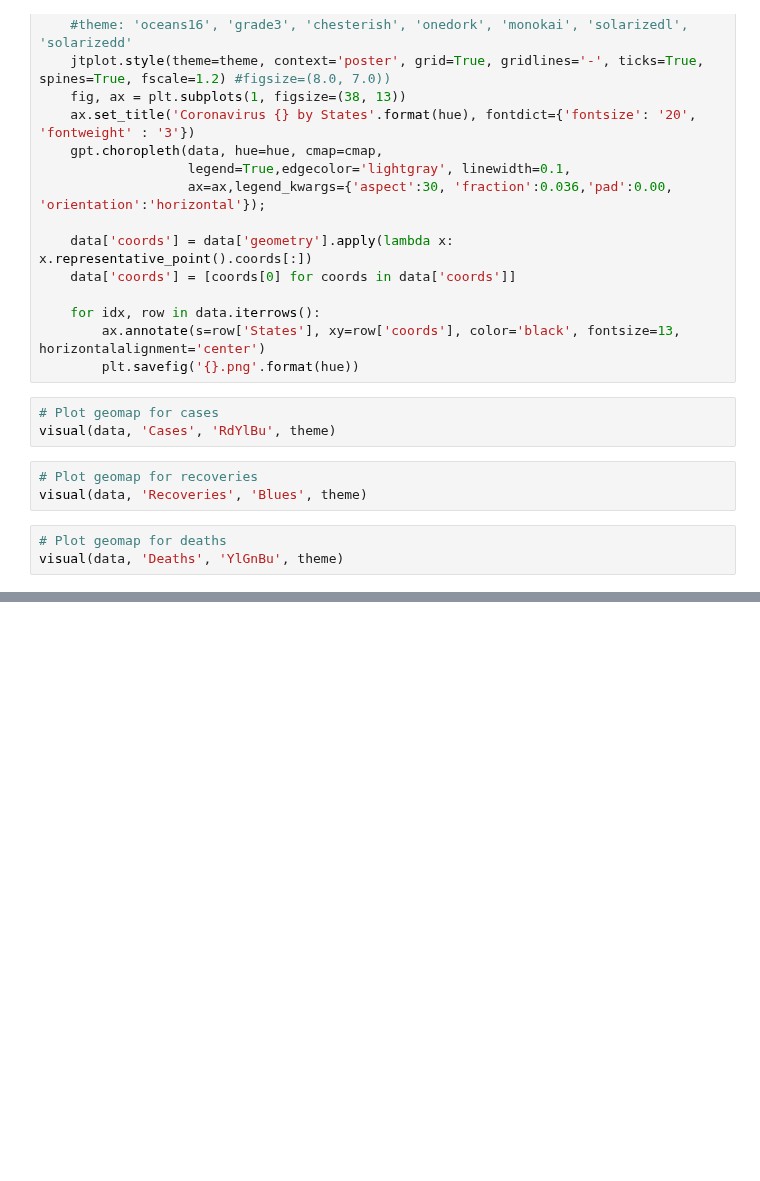
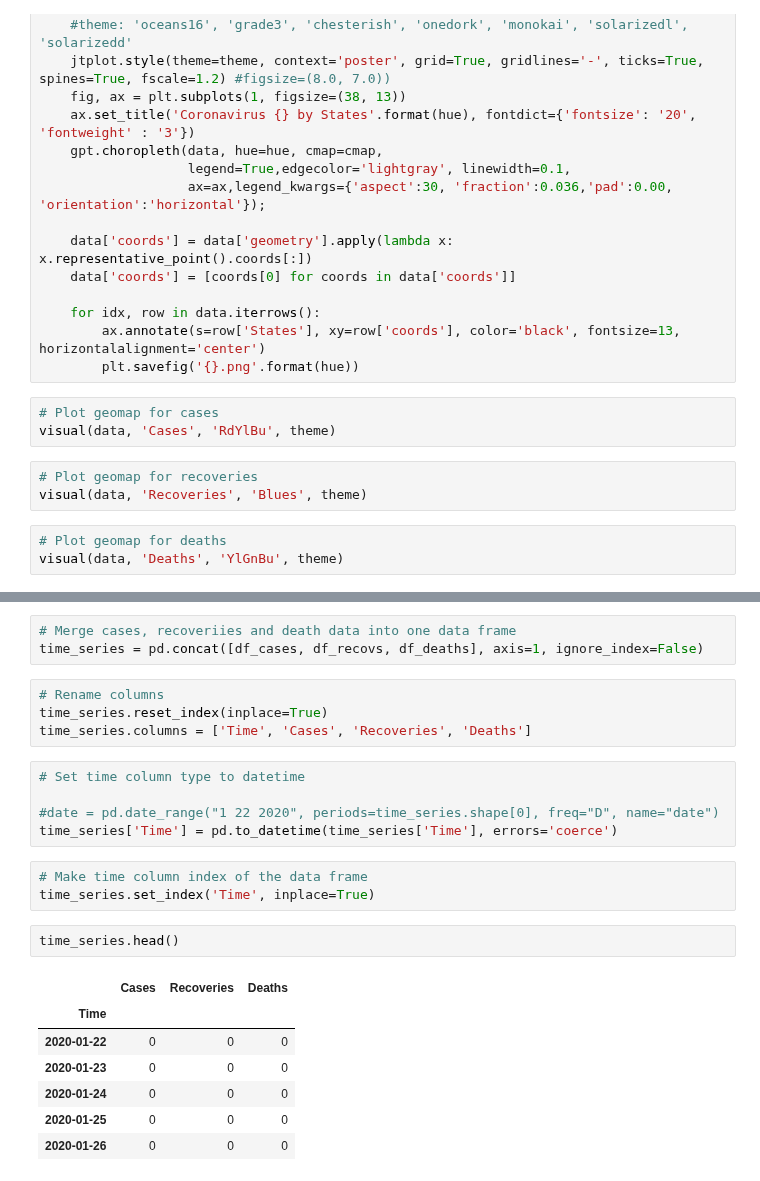
Before and after one commit to omotayo-alade/covid-19-nigeria, a Jupyter notebook: explore.ipynb, the cells around one changed output, grey strips where cells are left out. Cells and saved outputs as stored; diff of their text form; blank space fills up the shorter version.

```diff
--- a/explore.ipynb
+++ b/explore.ipynb
@@ -126,0 +282,25 @@ visual(data, 'Deaths', 'YlGnBu', theme)
+# %%
+# Merge cases, recoveriies and death data into one data frame
+time_series = pd.concat([df_cases, df_recovs, df_deaths], axis=1, ignore_index=False)
+# %%
+# Rename columns
+time_series.reset_index(inplace=True)
+time_series.columns = ['Time', 'Cases', 'Recoveries', 'Deaths']
+# %%
+# Set time column type to datetime
+
+#date = pd.date_range("1 22 2020", periods=time_series.shape[0], freq="D", name="date")
+time_series['Time'] = pd.to_datetime(time_series['Time'], errors='coerce')
+# %%
+# Make time column index of the data frame
+time_series.set_index('Time', inplace=True)
+# %%
+time_series.head()
+# %% [output]
+|  | Cases | Recoveries | Deaths |
+| Time |  |  |  |
+| 2020-01-22 | 0 | 0 | 0 |
+| 2020-01-23 | 0 | 0 | 0 |
+| 2020-01-24 | 0 | 0 | 0 |
+| 2020-01-25 | 0 | 0 | 0 |
+| 2020-01-26 | 0 | 0 | 0 |
```
Also changed, not shown: parts of 28 cells of this notebook.
